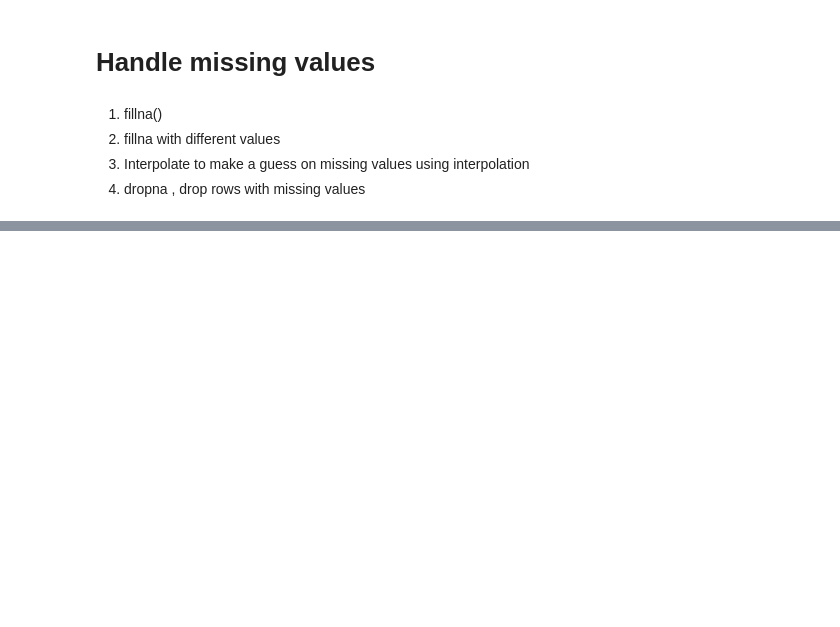
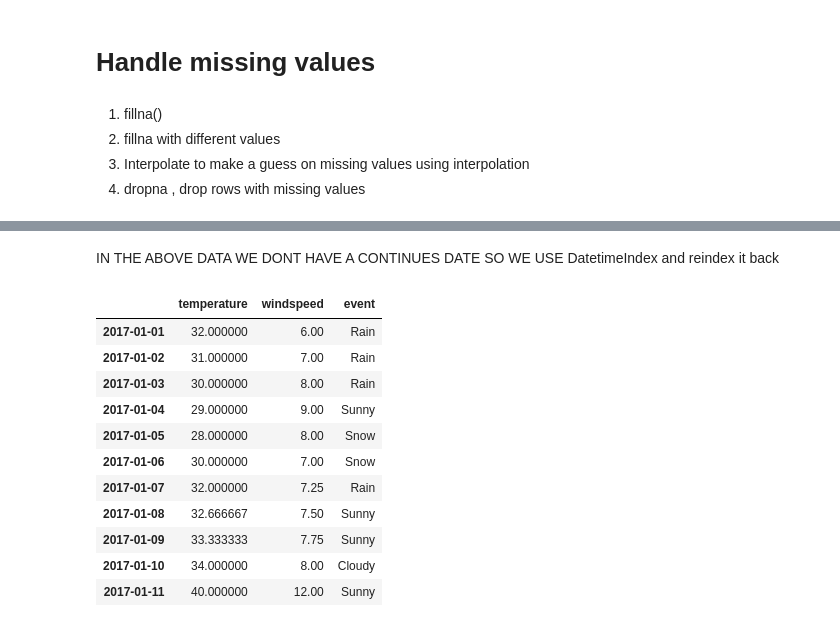
Before and after one commit to hsnaidu/basics, a Jupyter notebook: data_science/pandas-cheatsheet.ipynb, the cells around one changed output, grey strips where cells are left out. Saved outputs shown, nothing was run; the diff lists cells and outputs as text; code cells hidden in the pictures; blank space fills up the shorter version.

Commit message:
added pandas fillna

```diff
--- a/data_science/pandas-cheatsheet.ipynb
+++ b/data_science/pandas-cheatsheet.ipynb
@@ -439,0 +423,3 @@ df[[0,1]].to_csv('nigga.csv')
+# %%
+df = pd.read_csv("C:\\Users\\harip\\Desktop\\refrence\\data_science\\dataset\\weather_data.csv",parse_dates=['day'])
+df.head(1)
@@ -439,0 +439,2 @@ df[[0,1]].to_csv('nigga.csv')
+# %%
+df.set_index('day',inplace=True)
@@ -439,0 +594,24 @@ df[[0,1]].to_csv('nigga.csv')
+# %% [markdown]
+IN THE ABOVE DATA WE DONT HAVE A CONTINUES DATE SO WE USE DatetimeIndex and reindex it back
+# %%
+dt = pd.date_range("01-01-2017","01-11-2017")
+idx = pd.DatetimeIndex(dt)
+df = df.reindex(idx)
+df # so we have second and third rows no we can use fill na values to get some values
+new_df = df.interpolate(method='time') # if you dont specify the method it takes linear interpolation
+new_df # all new values are filled based on time
+new_df.fillna(method='ffill',inplace=True)
+new_df
+# %% [output]
+|  | temperature | windspeed | event |
+| 2017-01-01 | 32.000000 | 6.00 | Rain |
+| 2017-01-02 | 31.000000 | 7.00 | Rain |
+| 2017-01-03 | 30.000000 | 8.00 | Rain |
+| 2017-01-04 | 29.000000 | 9.00 | Sunny |
+| 2017-01-05 | 28.000000 | 8.00 | Snow |
+| 2017-01-06 | 30.000000 | 7.00 | Snow |
+| 2017-01-07 | 32.000000 | 7.25 | Rain |
+| 2017-01-08 | 32.666667 | 7.50 | Sunny |
+| 2017-01-09 | 33.333333 | 7.75 | Sunny |
+| 2017-01-10 | 34.000000 | 8.00 | Cloudy |
+| 2017-01-11 | 40.000000 | 12.00 | Sunny |
```
Also changed, not shown: parts of 22 cells of this notebook, 3 other files.
